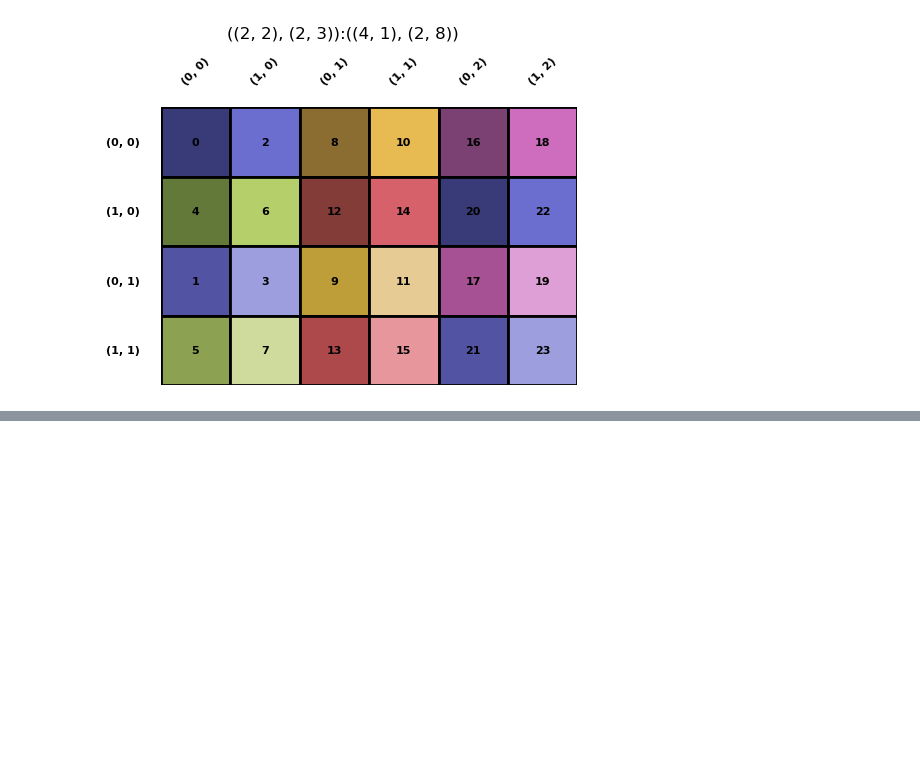
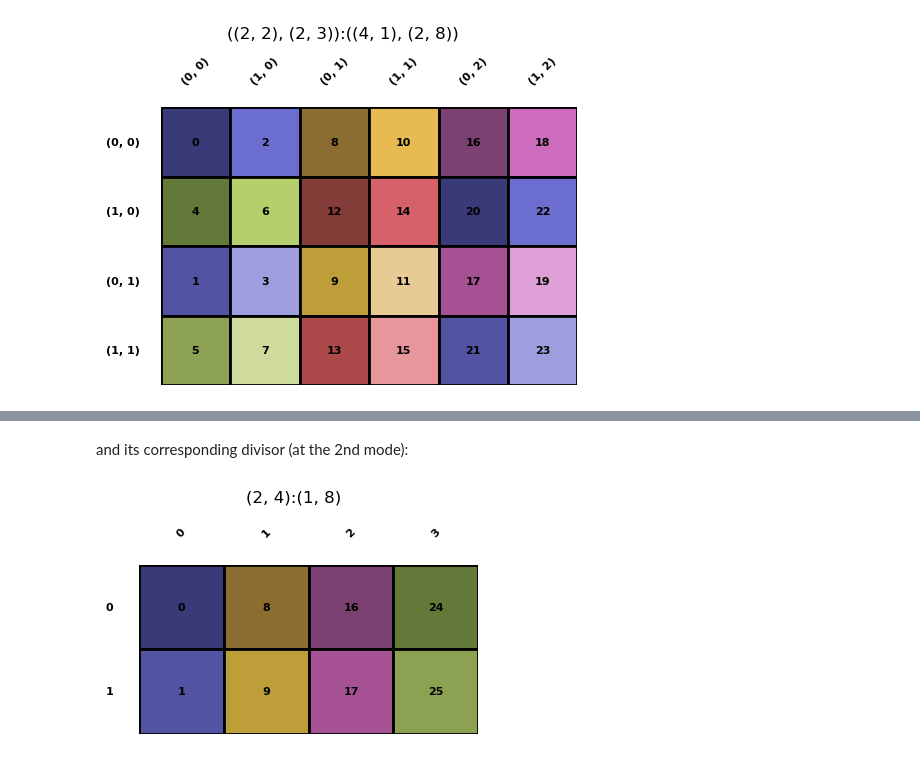
Before and after one commit to w32zhong/simp-intelligence, a Jupyter notebook: simp_intelligence/math/layout_divide.ipynb, the cells around one changed output, grey strips where cells are left out. Cells and saved outputs as stored; diff of their text form; code cells hidden in the pictures; blank space fills up the shorter version.

```diff
--- a/simp_intelligence/math/layout_divide.ipynb
+++ b/simp_intelligence/math/layout_divide.ipynb
@@ -43,0 +70,6 @@ _ = A.composite(Layout.from_string('4,(2,3):2,(1,8)').visualize('$B \\circ \\til
+# %% [markdown]
+and its corresponding divisor (at the 2nd mode):
+# %%
+B_row = Layout.from_string('(2,4):(1,8)').visualize()
+# %% [output]
+[figure, added]
```
Also changed, not shown: parts of 16 cells of this notebook, 1 other file.
